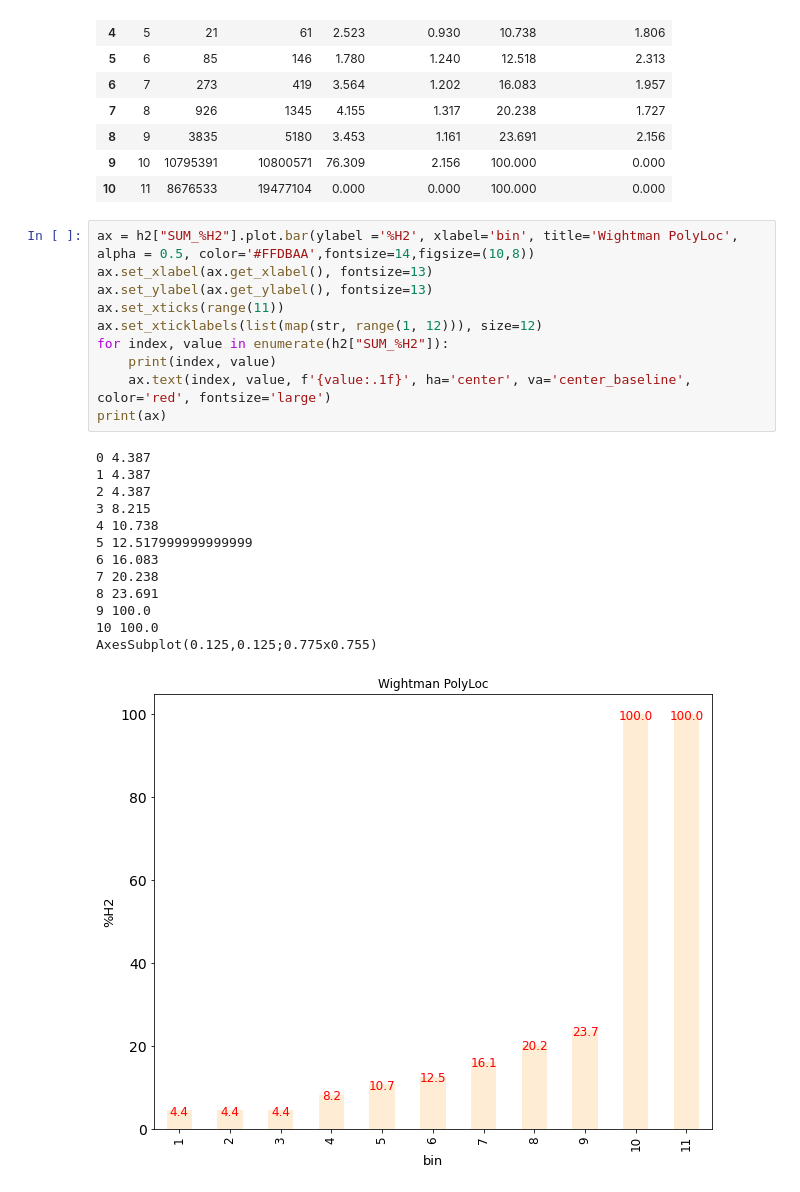
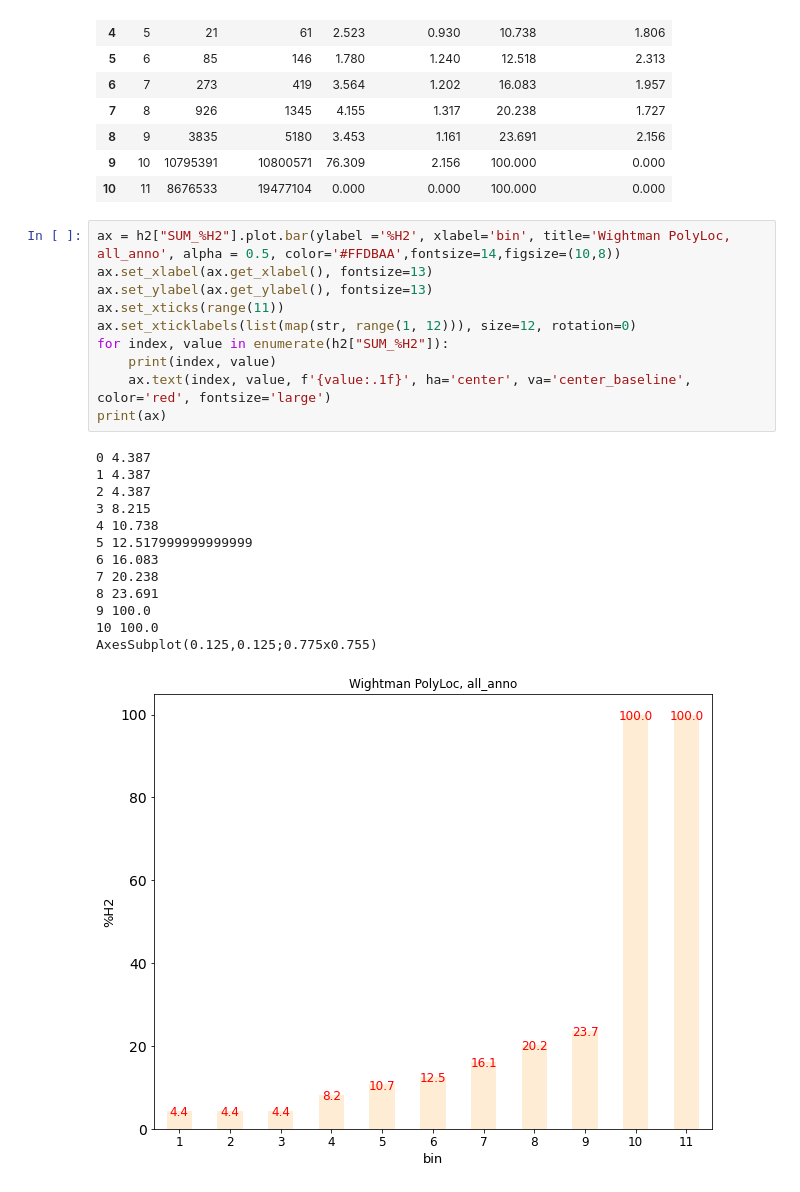
Before and after one commit to teresa-sansan/ADSP_polyfun, a Jupyter notebook: analysis/polyloc.ipynb, the cells around one changed output. Saved outputs shown, nothing was run; the diff lists cells and outputs as text.

```diff
--- a/analysis/polyloc.ipynb
+++ b/analysis/polyloc.ipynb
@@ -28,26 +27,26 @@ h2
 | 9 | 10 | 10795391 | 10800571 | 76.309 | 2.156 | 100.000 | 0.000 |
 | 10 | 11 | 8676533 | 19477104 | 0.000 | 0.000 | 100.000 | 0.000 |
 # %%
-ax = h2["SUM_%H2"].plot.bar(ylabel ='%H2', xlabel='bin', title='Wightman PolyLoc', alpha = 0.5, color='#FFDBAA',fontsize=14,figsize=(10,8))
+ax = h2["SUM_%H2"].plot.bar(ylabel ='%H2', xlabel='bin', title='Wightman PolyLoc, all_anno', alpha = 0.5, color='#FFDBAA',fontsize=14,figsize=(10,8))
 ax.set_xlabel(ax.get_xlabel(), fontsize=13)
 ax.set_ylabel(ax.get_ylabel(), fontsize=13)
 ax.set_xticks(range(11))
-ax.set_xticklabels(list(map(str, range(1, 12))), size=12)
+ax.set_xticklabels(list(map(str, range(1, 12))), size=12, rotation=0)
 for index, value in enumerate(h2["SUM_%H2"]):
     print(index, value)
     ax.text(index, value, f'{value:.1f}', ha='center', va='center_baseline', color='red', fontsize='large')
 print(ax)
 # %% [output]
 0 4.387
 1 4.387
 2 4.387
 3 8.215
 4 10.738
 5 12.517999999999999
 6 16.083
 7 20.238
 8 23.691
 9 100.0
 10 100.0
 AxesSubplot(0.125,0.125;0.775x0.755)
-[figure, old version]
+[figure, new version]
```
Also changed, not shown: parts of 7 cells of this notebook.
